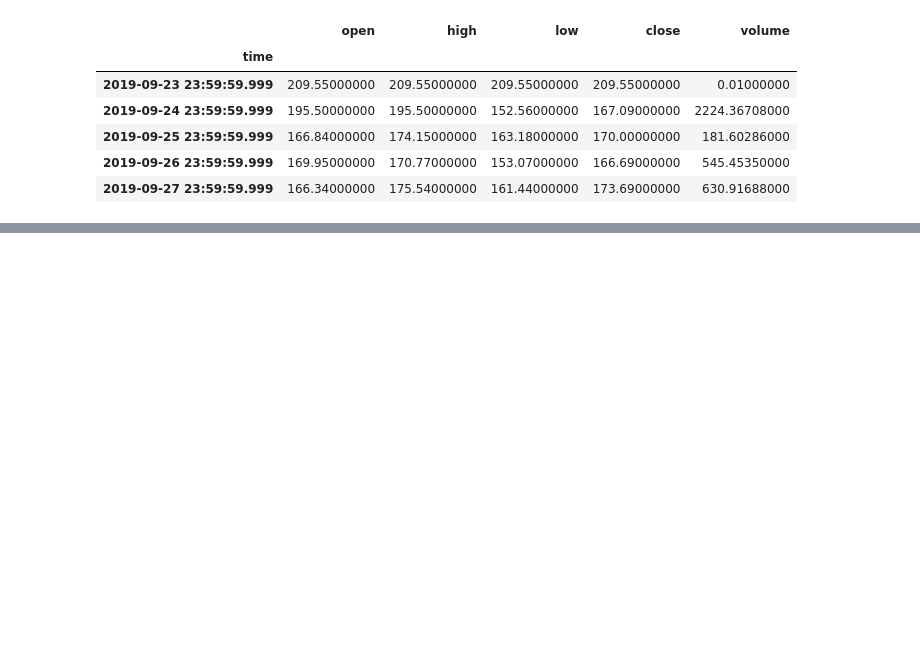
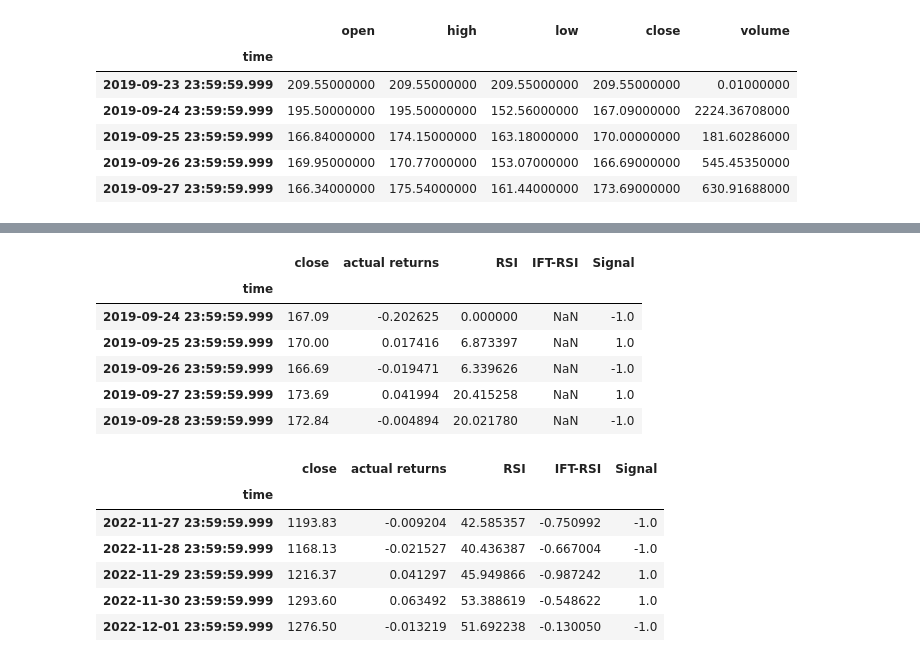
Before and after one commit to jdonnelly0804/project-2, a Jupyter notebook: justin.ipynb, the cells around one changed output, grey strips where cells are left out. Saved outputs shown, nothing was run; the diff lists cells and outputs as text; code cells hidden in the pictures; blank space fills up the shorter version.

```diff
--- a/justin.ipynb
+++ b/justin.ipynb
@@ -104,3 +104,5 @@ candle_df.head()
 | 2019-09-27 23:59:59.999 | 166.34000000 | 175.54000000 | 161.44000000 | 173.69000000 | 630.91688000 |
 # %%
 candle_df.to_csv('C:/Users/Justin/Rutgers/project-2/Resources/eth.csv')
+# %%
+candle_df = candle_df.astype('float')
@@ -106,0 +138,28 @@ candle_df.to_csv('C:/Users/Justin/Rutgers/project-2/Resources/eth.csv')
+# %%
+# Initialize the new Signal column
+signals_df['Signal'] = 0.0
+
+# When Actual Returns are greater than or equal to 0, generate signal to buy stock long
+signals_df.loc[(signals_df['actual returns'] >= 0), 'Signal'] = 1
+
+# When Actual Returns are less than 0, generate signal to sell stock short
+signals_df.loc[(signals_df['actual returns'] < 0), 'Signal'] = -1
+
+# Review the DataFrame
+display(signals_df.head())
+display(signals_df.tail())
+# %% [output]
+|  | close | actual returns | RSI | IFT-RSI | Signal |
+| time |  |  |  |  |  |
+| 2019-09-24 23:59:59.999 | 167.09 | -0.202625 | 0.000000 | NaN | -1.0 |
+| 2019-09-25 23:59:59.999 | 170.00 | 0.017416 | 6.873397 | NaN | 1.0 |
+| 2019-09-26 23:59:59.999 | 166.69 | -0.019471 | 6.339626 | NaN | -1.0 |
+| 2019-09-27 23:59:59.999 | 173.69 | 0.041994 | 20.415258 | NaN | 1.0 |
+| 2019-09-28 23:59:59.999 | 172.84 | -0.004894 | 20.021780 | NaN | -1.0 |
+|  | close | actual returns | RSI | IFT-RSI | Signal |
+| time |  |  |  |  |  |
+| 2022-11-27 23:59:59.999 | 1193.83 | -0.009204 | 42.585357 | -0.750992 | -1.0 |
+| 2022-11-28 23:59:59.999 | 1168.13 | -0.021527 | 40.436387 | -0.667004 | -1.0 |
+| 2022-11-29 23:59:59.999 | 1216.37 | 0.041297 | 45.949866 | -0.987242 | 1.0 |
+| 2022-11-30 23:59:59.999 | 1293.60 | 0.063492 | 53.388619 | -0.548622 | 1.0 |
+| 2022-12-01 23:59:59.999 | 1276.50 | -0.013219 | 51.692238 | -0.130050 | -1.0 |
```
Also changed, not shown: parts of 13 cells of this notebook.
